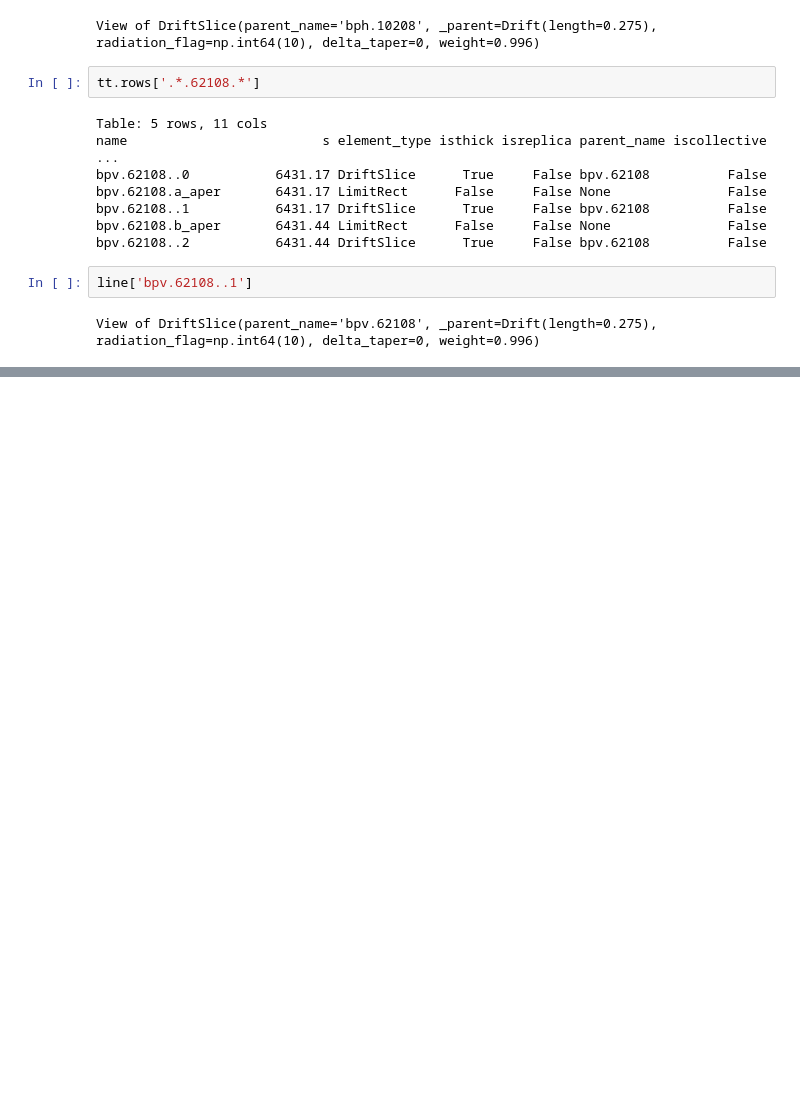
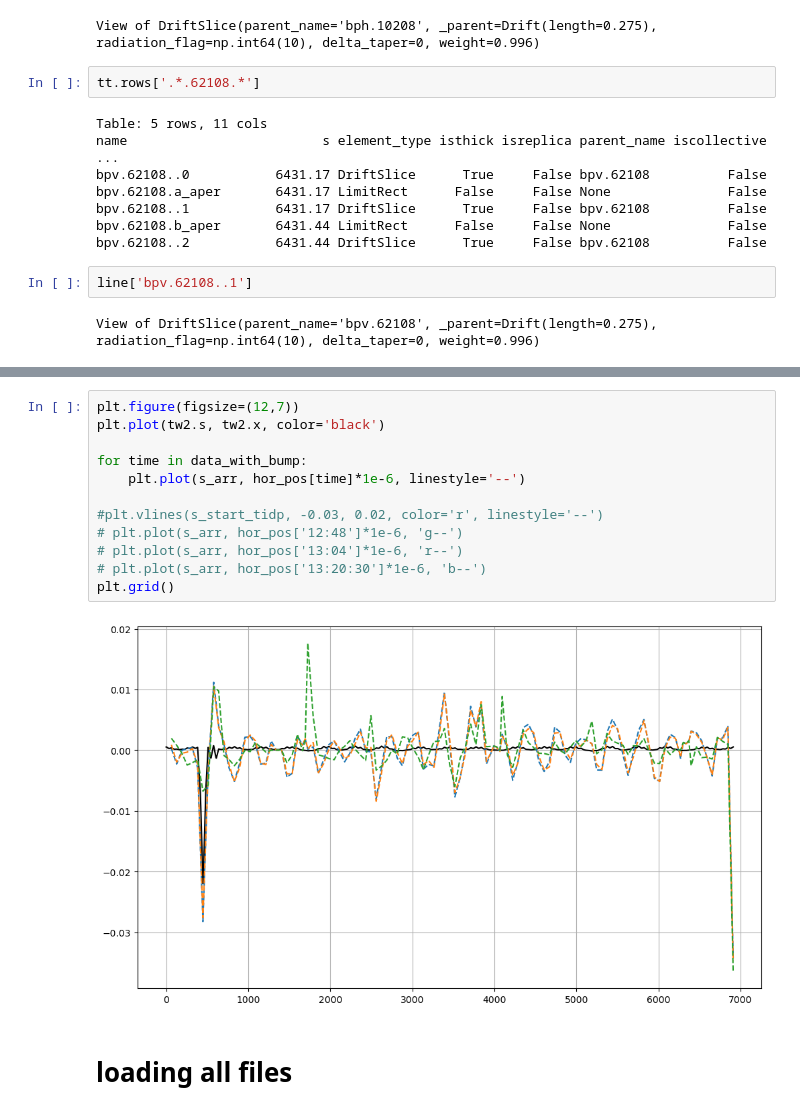
Before and after one commit to lisepauwels/sps_simulations, a Jupyter notebook: MD_analysis/bump_installation_test.ipynb, the cells around one changed output, grey strips where cells are left out. Saved outputs shown, nothing was run; the diff lists cells and outputs as text; blank space fills up the shorter version.

```diff
--- a/MD_analysis/bump_installation_test.ipynb
+++ b/MD_analysis/bump_installation_test.ipynb
@@ -368,0 +598,16 @@ _end_point              6911.5   -1.1268e-05  -2.02305e-07   2.64263e-07  -1.978
+# %%
+plt.figure(figsize=(12,7))
+plt.plot(tw2.s, tw2.x, color='black')
+
+for time in data_with_bump:
+    plt.plot(s_arr, hor_pos[time]*1e-6, linestyle='--')
+
+#plt.vlines(s_start_tidp, -0.03, 0.02, color='r', linestyle='--')
+# plt.plot(s_arr, hor_pos['12:48']*1e-6, 'g--')
+# plt.plot(s_arr, hor_pos['13:04']*1e-6, 'r--')
+# plt.plot(s_arr, hor_pos['13:20:30']*1e-6, 'b--')
+plt.grid()
+# %% [output]
+[figure, added]
+# %% [markdown]
+# loading all files
```
Also changed, not shown: parts of 31 cells of this notebook, 1 other file.
